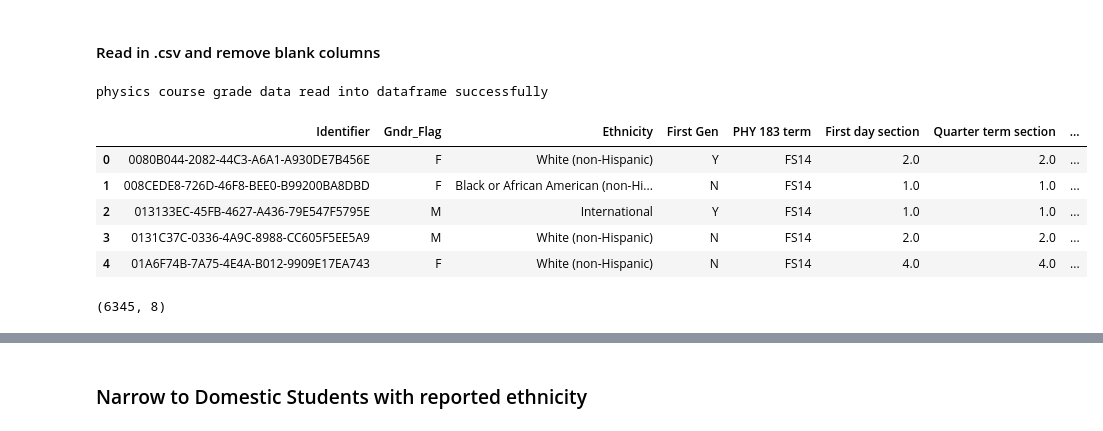
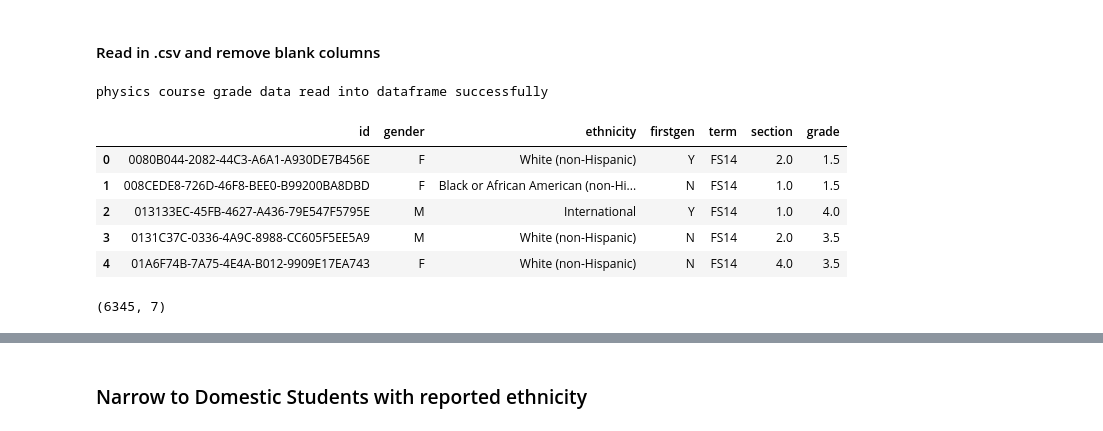
Before and after one commit to anair3007/gradeComparison, a Jupyter notebook: gradeComparison.ipynb, the cells around one changed output, grey strips where cells are left out. Drawn from its saved outputs; the diff is of its cells as text; code cells hidden in the pictures.

```diff
--- a/gradeComparison.ipynb
+++ b/gradeComparison.ipynb
@@ -14,19 +17,31 @@ import matplotlib.colors
 # %% [markdown]
 #### Read in .csv and remove blank columns
 # %%
-data = pd.read_csv("grades.csv")
+df = pd.read_csv("grades.csv")
 print("physics course grade data read into dataframe successfully")
-data.drop(['Unnamed: 8','Unnamed: 9','Unnamed: 10','Unnamed: 11','Unnamed: 12'], axis=1, inplace=True)
-data.head()
+df.drop(['First day section','Unnamed: 8','Unnamed: 9','Unnamed: 10','Unnamed: 11','Unnamed: 12'], axis=1, inplace=True)
+df.rename(inplace=True,
+          index=str,
+          columns={
+              "Identifier":"id",
+              "Gndr_Flag":"gender",
+              "Ethnicity":"ethnicity",
+              "First Gen":"firstgen",
+              "PHY 183 term":"term",
+              "final grade":"grade",
+              "Quarter term section":"section"
+          }
+)
+df.head()
 # %% [output]
 physics course grade data read into dataframe successfully
-|  | Identifier | Gndr_Flag | Ethnicity | First Gen | PHY 183 term | First day section | Quarter term section | ... |
-| 0 | 0080B044-2082-44C3-A6A1-A930DE7B456E | F | White (non-Hispanic) | Y | FS14 | 2.0 | 2.0 | ... |
-| 1 | 008CEDE8-726D-46F8-BEE0-B99200BA8DBD | F | Black or African American (non-Hi... | N | FS14 | 1.0 | 1.0 | ... |
-| 2 | 013133EC-45FB-4627-A436-79E547F5795E | M | International | Y | FS14 | 1.0 | 1.0 | ... |
-| 3 | 0131C37C-0336-4A9C-8988-CC605F5EE5A9 | M | White (non-Hispanic) | N | FS14 | 2.0 | 2.0 | ... |
-| 4 | 01A6F74B-7A75-4E4A-B012-9909E17EA743 | F | White (non-Hispanic) | N | FS14 | 4.0 | 4.0 | ... |
+|  | id | gender | ethnicity | firstgen | term | section | grade |
+| 0 | 0080B044-2082-44C3-A6A1-A930DE7B456E | F | White (non-Hispanic) | Y | FS14 | 2.0 | 1.5 |
+| 1 | 008CEDE8-726D-46F8-BEE0-B99200BA8DBD | F | Black or African American (non-Hi... | N | FS14 | 1.0 | 1.5 |
+| 2 | 013133EC-45FB-4627-A436-79E547F5795E | M | International | Y | FS14 | 1.0 | 4.0 |
+| 3 | 0131C37C-0336-4A9C-8988-CC605F5EE5A9 | M | White (non-Hispanic) | N | FS14 | 2.0 | 3.5 |
+| 4 | 01A6F74B-7A75-4E4A-B012-9909E17EA743 | F | White (non-Hispanic) | N | FS14 | 4.0 | 3.5 |
 # %%
-data.shape
+df.shape
 # %% [output]
-(6345, 8)
+(6345, 7)
```
Also changed, not shown: parts of 61 cells of this notebook.
